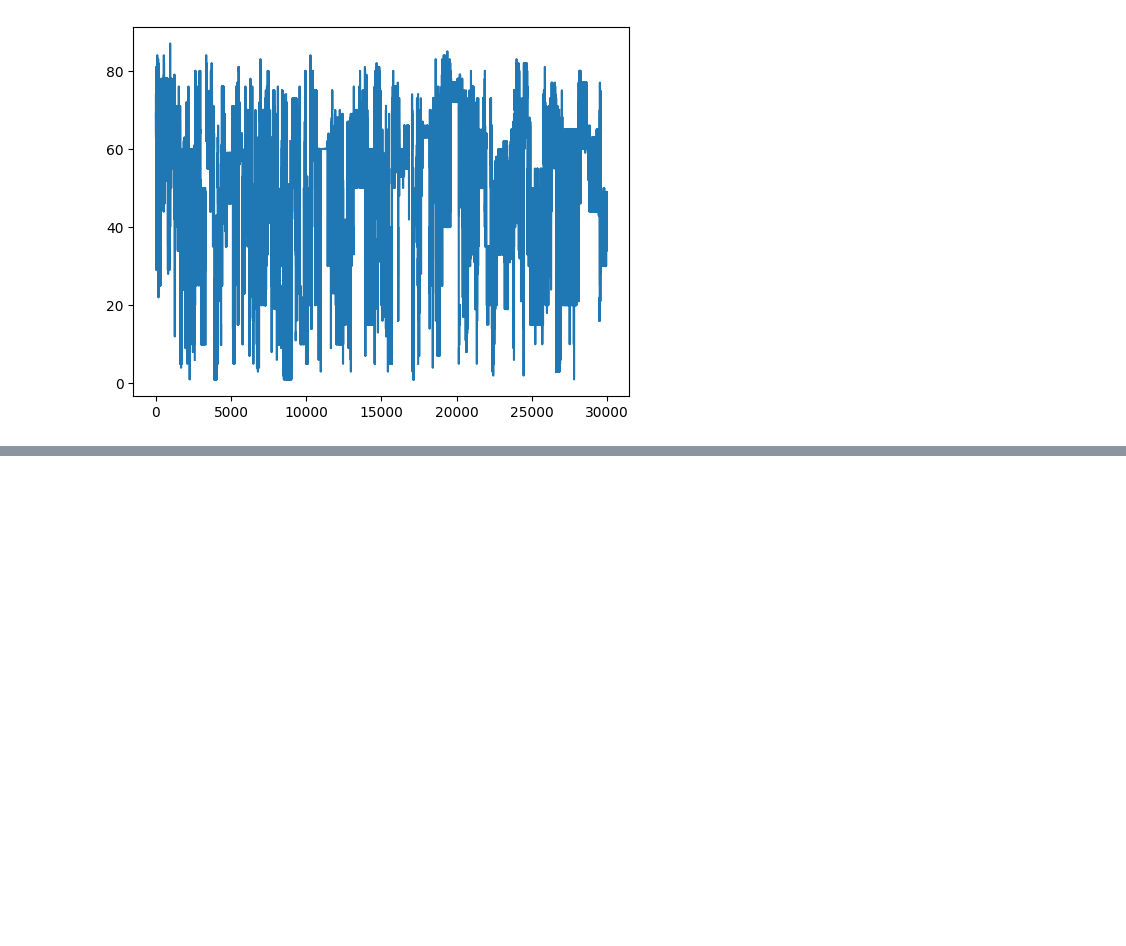
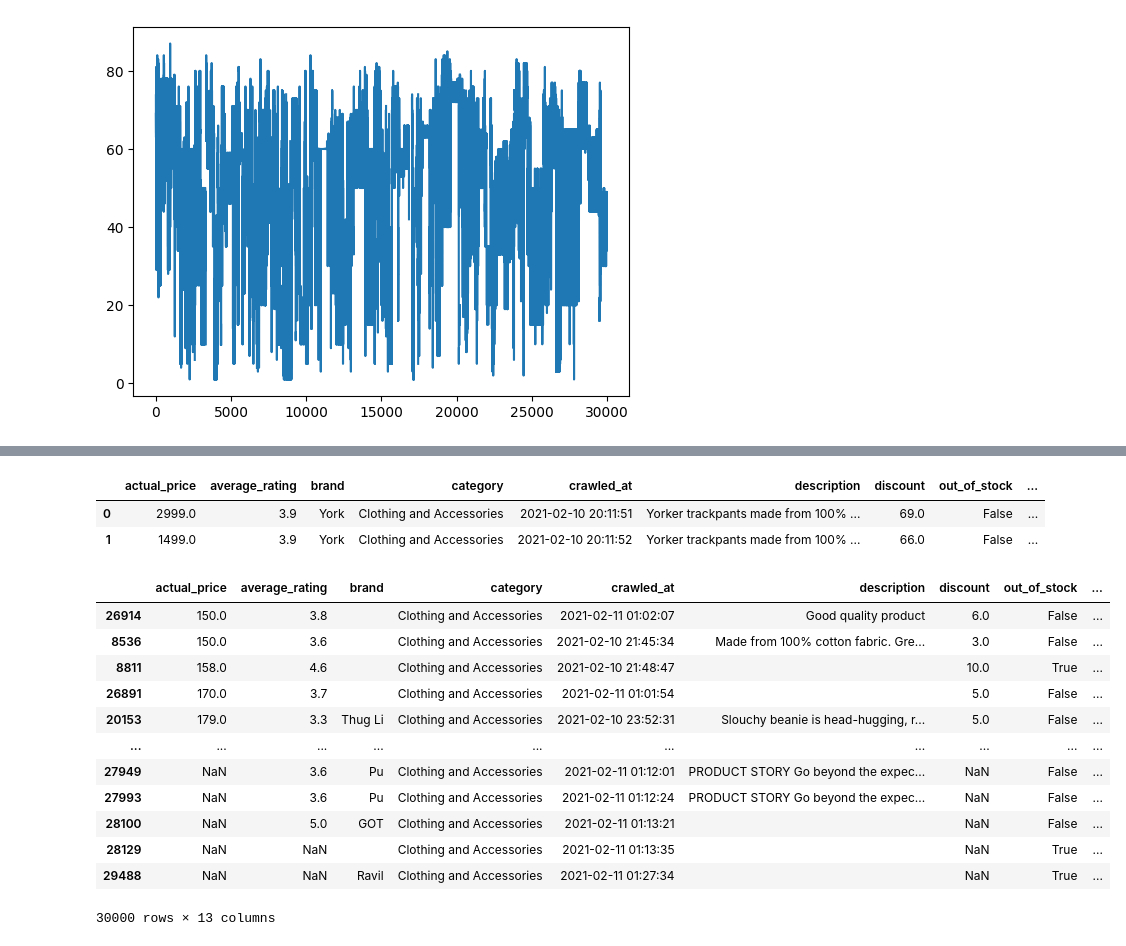
Before and after one commit to AshMaza/python_digipodium, a Jupyter notebook: analysis_2.ipynb, the cells around one changed output, grey strips where cells are left out. Drawn from its saved outputs; the diff is of its cells as text; code cells hidden in the pictures; blank space fills up the shorter version.

```diff
--- a/analysis_2.ipynb
+++ b/analysis_2.ipynb
@@ -331,0 +448,23 @@ plt.plot(df['discount'])
+# %%
+df.head(2)
+# %% [output]
+|  | actual_price | average_rating | brand | category | crawled_at | description | discount | out_of_stock | ... |
+| 0 | 2999.0 | 3.9 | York | Clothing and Accessories | 2021-02-10 20:11:51 | Yorker trackpants made from 100% ... | 69.0 | False | ... |
+| 1 | 1499.0 | 3.9 | York | Clothing and Accessories | 2021-02-10 20:11:52 | Yorker trackpants made from 100% ... | 66.0 | False | ... |
+# %%
+#sorting
+df.sort_values(by='actual_price')
+# %% [output]
+|  | actual_price | average_rating | brand | category | crawled_at | description | discount | out_of_stock | ... |
+| 26914 | 150.0 | 3.8 |  | Clothing and Accessories | 2021-02-11 01:02:07 | Good quality product | 6.0 | False | ... |
+| 8536 | 150.0 | 3.6 |  | Clothing and Accessories | 2021-02-10 21:45:34 | Made from 100% cotton fabric. Gre... | 3.0 | False | ... |
+| 8811 | 158.0 | 4.6 |  | Clothing and Accessories | 2021-02-10 21:48:47 |  | 10.0 | True | ... |
+| 26891 | 170.0 | 3.7 |  | Clothing and Accessories | 2021-02-11 01:01:54 |  | 5.0 | False | ... |
+| 20153 | 179.0 | 3.3 | Thug Li | Clothing and Accessories | 2021-02-10 23:52:31 | Slouchy beanie is head-hugging, r... | 5.0 | False | ... |
+| ... | ... | ... | ... | ... | ... | ... | ... | ... | ... |
+| 27949 | NaN | 3.6 | Pu | Clothing and Accessories | 2021-02-11 01:12:01 | PRODUCT STORY Go beyond the expec... | NaN | False | ... |
+| 27993 | NaN | 3.6 | Pu | Clothing and Accessories | 2021-02-11 01:12:24 | PRODUCT STORY Go beyond the expec... | NaN | False | ... |
+| 28100 | NaN | 5.0 | GOT | Clothing and Accessories | 2021-02-11 01:13:21 |  | NaN | False | ... |
+| 28129 | NaN | NaN |  | Clothing and Accessories | 2021-02-11 01:13:35 |  | NaN | True | ... |
+| 29488 | NaN | NaN | Ravil | Clothing and Accessories | 2021-02-11 01:27:34 |  | NaN | True | ... |
+30000 rows × 13 columns
```
Also changed, not shown: parts of 18 cells of this notebook.
